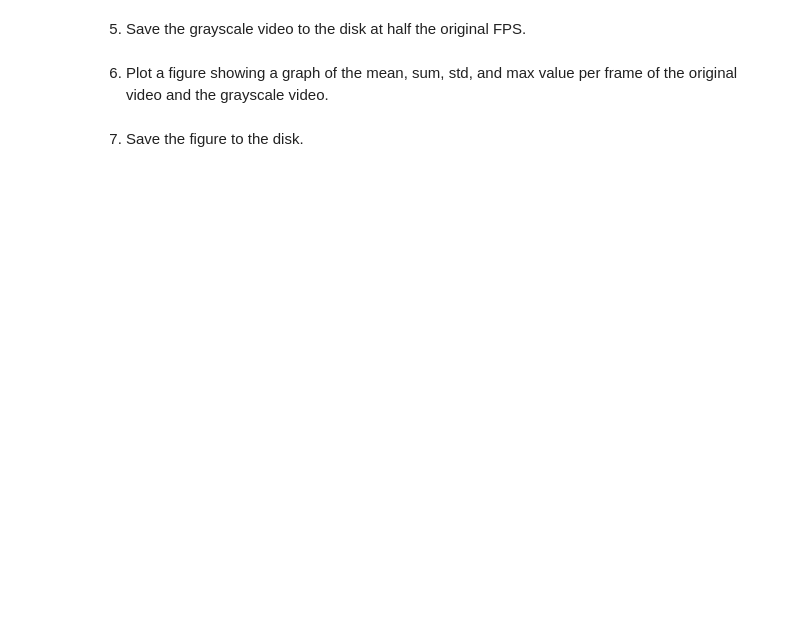
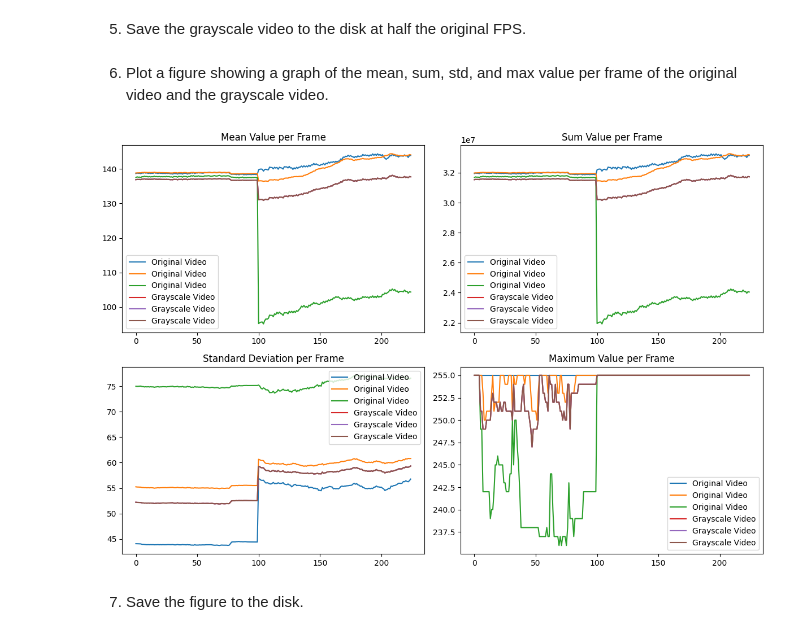
Before and after one commit to Hadartalisr/ImageProcessing, a Jupyter notebook: Ex0/videos.ipynb, the cells around one changed output. Saved outputs shown, nothing was run; the diff lists cells and outputs as text; code cells hidden in the pictures; blank space fills up the shorter version.

```diff
--- a/Ex0/videos.ipynb
+++ b/Ex0/videos.ipynb
@@ -10,7 +55,66 @@ be a bit harder to perform without any loops).
+# %%
+def write_grey_scale_video(video):
+    with media.VideoWriter('./assets/grey_scale.mp4', video.metadata.shape, fps=video.metadata.fps) as writer:
+        for frame in video:
+            writer.add_image(frame_to_grey_scale(frame))
+
+write_grey_scale_video(video)
+gray_video = media.read_video('./assets/grey_scale.mp4')
+
+# g = frame_to_grey_scale(first_frame)
+# g
+# frame = Image.fromarray(first_frame)
+# grey_frame = first_frame[0] .Transform('L')
+# plt.imshow(grey_frame)
 # %% [markdown]
 5. Save the grayscale video to the disk at half the original FPS.
 # %% [markdown]
 6. Plot a figure showing a graph of the mean, sum, std, and max value per frame of the original video
 and the grayscale video.
+# %%
+video_mean = video.mean(axis=(1,2))
+video_sum = video.sum(axis=(1,2))
+video_std = video.std(axis=(1,2))
+video_max = video.max(axis=(1,2))
+
+gray_video_mean = gray_video.mean(axis=(1, 2))
+gray_video_sum = gray_video.sum(axis=(1, 2))
+gray_video_std = gray_video.std(axis=(1, 2))
+gray_video_max = gray_video.max(axis=(1, 2))
+
+# Create a time axis (assuming one data point per frame)
+time_axis = np.arange(len(video_mean))
+
+# Plotting
+plt.figure(figsize=(12, 8))
+
+plt.subplot(2, 2, 1)
+plt.plot(time_axis, video_mean, label='Original Video')
+plt.plot(time_axis, gray_video_mean, label='Grayscale Video')
+plt.title('Mean Value per Frame')
+plt.legend()
+
+plt.subplot(2, 2, 2)
+plt.plot(time_axis, video_sum, label='Original Video')
+plt.plot(time_axis, gray_video_sum, label='Grayscale Video')
+plt.title('Sum Value per Frame')
+plt.legend()
+
+plt.subplot(2, 2, 3)
+plt.plot(time_axis, video_std, label='Original Video')
+plt.plot(time_axis, gray_video_std, label='Grayscale Video')
+plt.title('Standard Deviation per Frame')
+plt.legend()
+
+plt.subplot(2, 2, 4)
+plt.plot(time_axis, video_max, label='Original Video')
+plt.plot(time_axis, gray_video_max, label='Grayscale Video')
+plt.title('Maximum Value per Frame')
+plt.legend()
+
+plt.tight_layout()
+plt.show()
+# %% [output]
+[figure, added]
 # %% [markdown]
 7. Save the figure to the disk.
```
Also changed, not shown: parts of 11 cells of this notebook, 4 other files.
